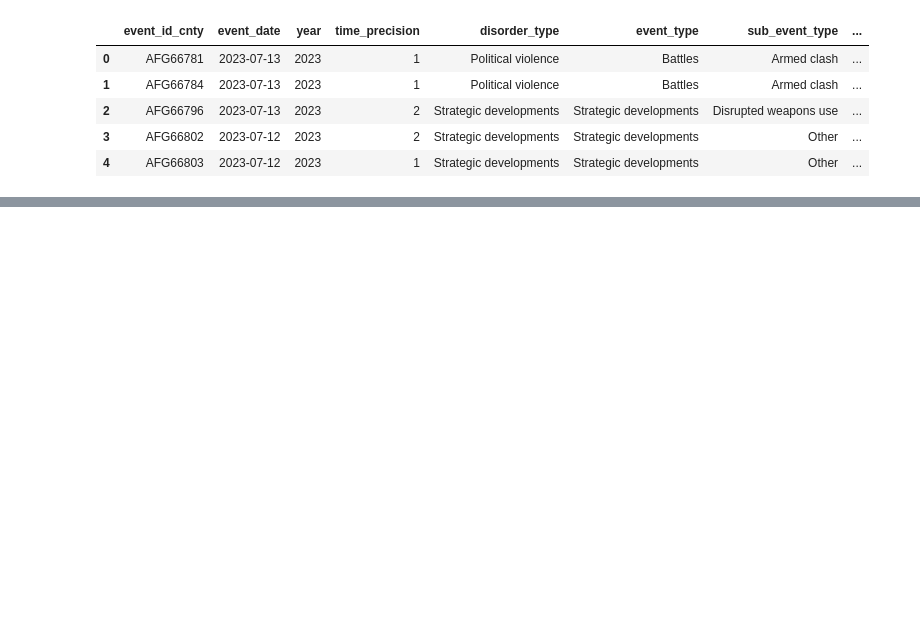
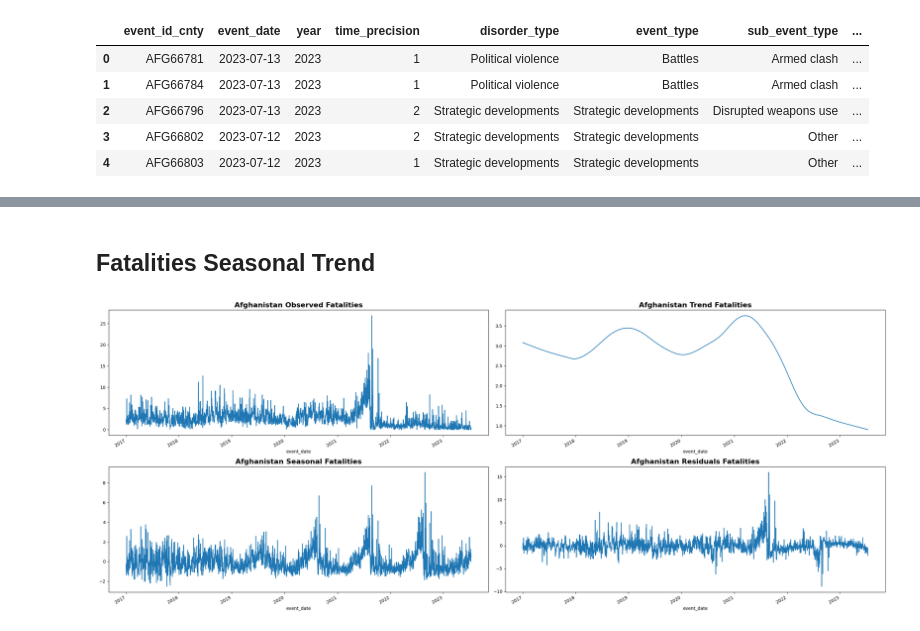
Before and after one commit to OdinProjectI/ODIN, a Jupyter notebook: CasualtiesOfWarInAfghanistan.ipynb, the cells around one changed output, grey strips where cells are left out. Drawn from its saved outputs; the diff is of its cells as text; code cells hidden in the pictures; blank space fills up the shorter version.

```diff
--- a/CasualtiesOfWarInAfghanistan.ipynb
+++ b/CasualtiesOfWarInAfghanistan.ipynb
@@ -70,0 +128,25 @@ plt.tight_layout()
+# %% [markdown]
+## **Fatalities Seasonal Trend**
+# %%
+fatalities_stl: 'STL' = STL(afghan_df.groupby('event_date')['fatalities'].mean(), period=365).fit() # .plot() # mean overall fatalities
+fig = plt.figure(figsize=(25, 10))
+
+ax = fig.add_subplot(2,2,1)
+fatalities_stl.observed.plot(ax=ax)
+ax.set_title("Afghanistan Observed Fatalities", fontweight='bold', fontsize=16)
+
+ax = fig.add_subplot(2,2,2)
+fatalities_stl.trend.plot(ax=ax)
+ax.set_title("Afghanistan Trend Fatalities", fontweight='bold', fontsize=16)
+
+ax = fig.add_subplot(2,2,3)
+fatalities_stl.seasonal.plot(ax=ax)
+ax.set_title("Afghanistan Seasonal Fatalities", fontweight='bold', fontsize=16)
+
+ax = fig.add_subplot(2,2,4)
+fatalities_stl.resid.plot(ax=ax)
+ax.set_title("Afghanistan Residuals Fatalities", fontweight='bold', fontsize=16)
+
+plt.tight_layout()
+# %% [output]
+[figure, added]
```
Also changed, not shown: parts of 8 cells of this notebook.
